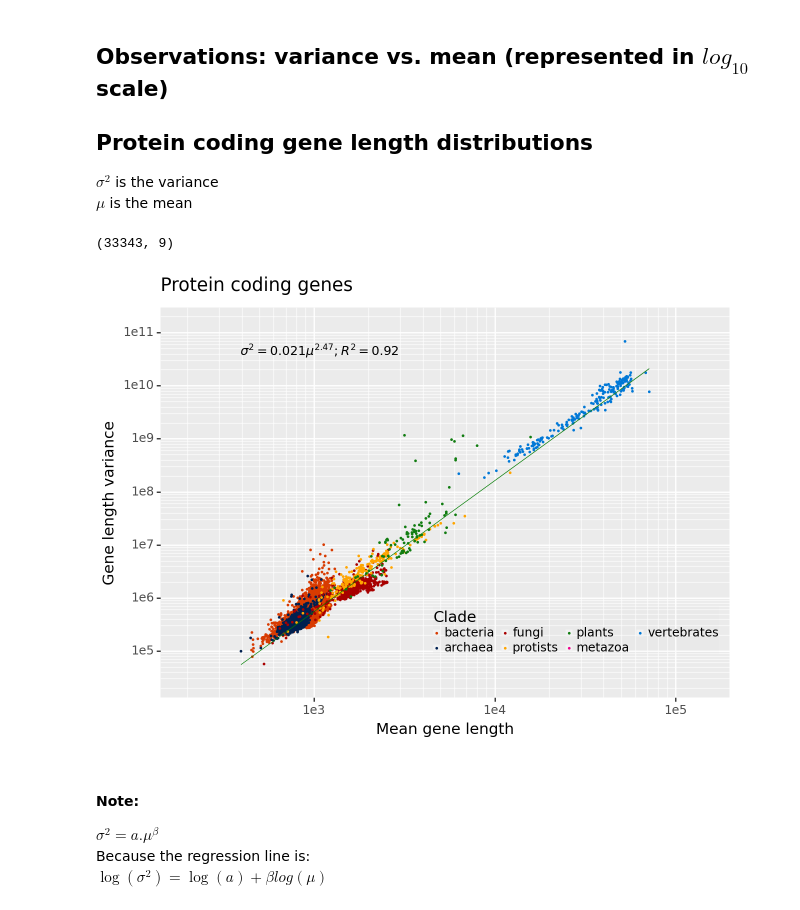
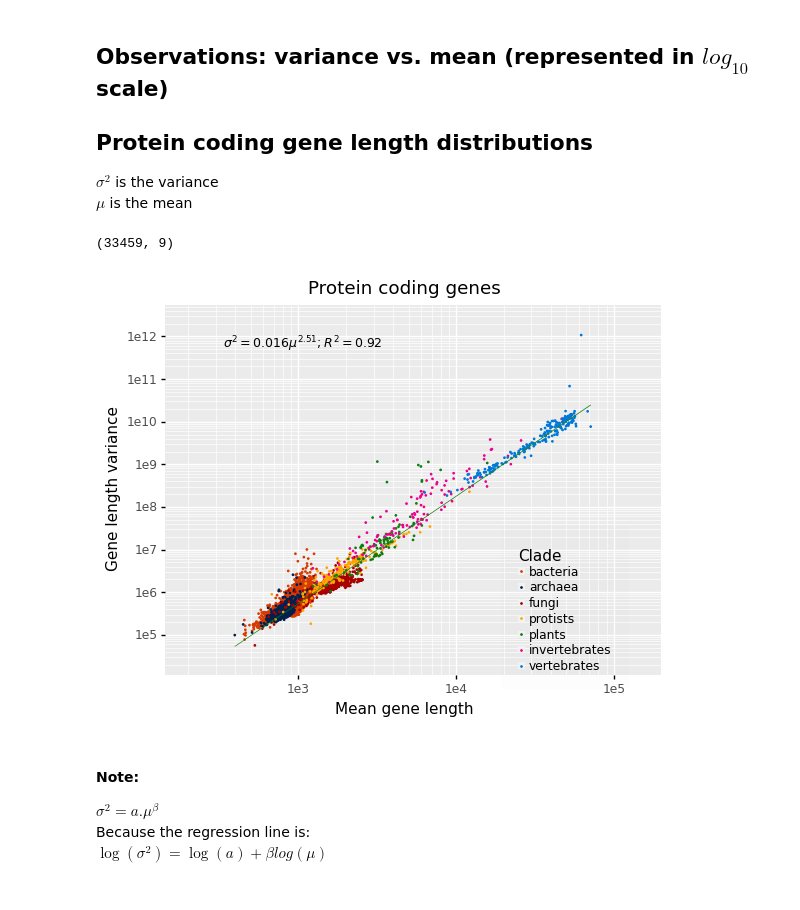
Before and after one commit to emuro/EM_probando, a Jupyter notebook: working_on/main_work/protCodGenes_taylorLaw__Animalia_vs_otherThanAnimalia.ipynb, the cells around one changed output. Saved outputs shown, nothing was run; the diff lists cells and outputs as text; code cells hidden in the pictures.

```diff
--- a/working_on/main_work/protCodGenes_taylorLaw__Animalia_vs_otherThanAnimalia.ipynb
+++ b/working_on/main_work/protCodGenes_taylorLaw__Animalia_vs_otherThanAnimalia.ipynb
@@ -78,9 +78,9 @@ def plot_taylor (df2plot, col_x, col_y, x_lab, y_lab, title, bool_show_regressio
 if 1:
     print(stat_df.shape)
     print(stat_df["division_8"].value_counts())
-cond = stat_df["division_8"].isin(["bacteria", "archaea","protists", "plants", "fungi", "metazoa", "vertebrates"])  # avoid: empty or viruses
+cond = stat_df["division_8"].isin(["bacteria", "archaea","protists", "plants", "fungi", "invertebrates", "vertebrates"])  # avoid: empty or viruses
 stat_df = stat_df[cond]
-stat_df = stat_df[stat_df["species"] != "mus_caroli"] # outlier
+#stat_df = stat_df[stat_df["species"] != "mus_caroli"] # outlier
 if 1:
     print(stat_df.shape)
     print(stat_df["division_8"].value_counts())
@@ -112,29 +111,29 @@ $\mu$ is the mean
 # %%
 col_x = "mean"  # prots_mean
 col_y = "var"   # prots_var
 legends_by = "division_8"
 
 title = "Protein coding genes" # "Uniprot, reference Proteomes (protein length)"
 x_lab = "Mean gene length"
 y_lab = "Gene length variance"
 bool_show_regression = True
 
 df2plot = stat_df
 if 1:
     print(df2plot.shape)
 
 # Sort division_8 in order to plot the clades in an order (everything can be displayed)
 if 0:
     print(df2plot.division_8.unique())
 df2plot.division_8 = pd.Categorical(df2plot.division_8,
-                                categories=['bacteria', 'archaea', 'fungi', 'protists', 'plants', 'metazoa', 'vertebrates'],
+                                categories=['bacteria', 'archaea', 'fungi', 'protists', 'plants', 'invertebrates', 'vertebrates'],
                                 ordered=True)
 df2plot.sort_values('division_8', inplace=True)
 
 plot_taylor(df2plot, col_x, col_y, x_lab, y_lab, title, bool_show_regression)
 # %% [output]
-(33343, 9)
+(33459, 9)
-[figure, old version]
+[figure, new version]
 # %% [markdown]
 #### Note:
 $\sigma^{2} = a . \mu^{\beta}$
```
Also changed, not shown: parts of 2 cells of this notebook, 13 other files.
